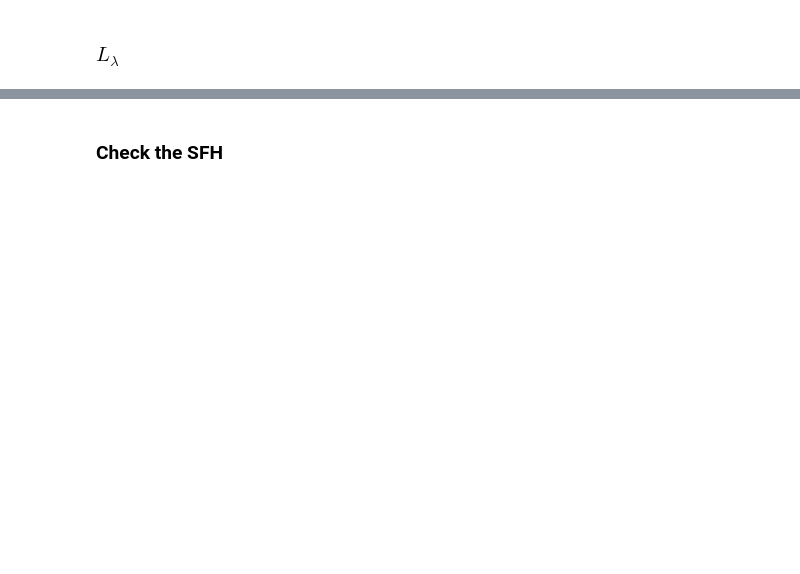
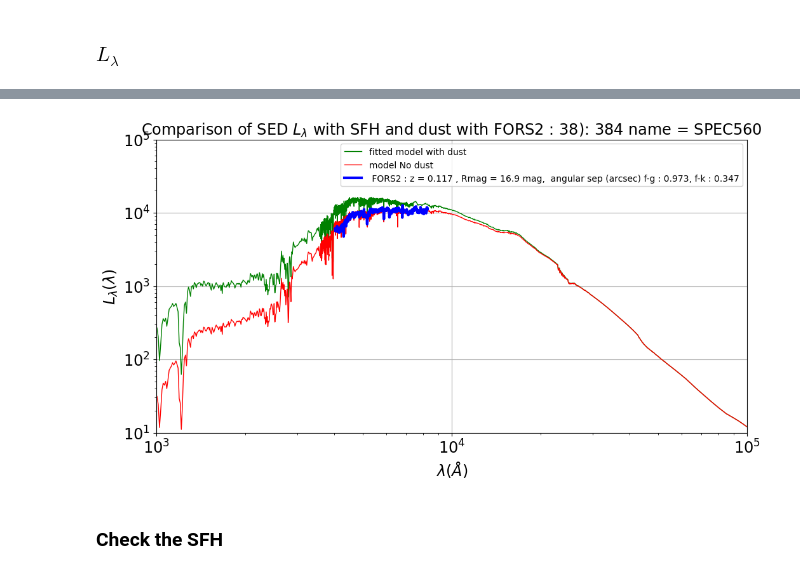
Before and after one commit to sylvielsstfr/Fors2ToStellarPopSynthesis, a Jupyter notebook: examples/examples_comparedatamodel/FitJAXOpt_SEDModel_OneDataSpectrumPhotom.ipynb, the cells around one changed output, grey strips where cells are left out. Cells and saved outputs as stored; diff of their text form; code cells hidden in the pictures; blank space fills up the shorter version.

```diff
--- a/examples/examples_comparedatamodel/FitJAXOpt_SEDModel_OneDataSpectrumPhotom.ipynb
+++ b/examples/examples_comparedatamodel/FitJAXOpt_SEDModel_OneDataSpectrumPhotom.ipynb
@@ -1556,20 +1558,22 @@ ax.grid()
 # %%
 fig, ax = plt.subplots(1, 1)
 __=ax.loglog()
 __=ax.set_xlim(1e3,1e5)
 __=ax.set_ylim(1e1,1e5)
 ax.set_xlabel("$\lambda (\\AA)$")
 ax.set_ylabel("$L_\lambda(\lambda)$")
 
 ax.plot(ssp_data.ssp_wave,YL_fit_nodust,'-',color='green',lw=1,label="fitted model with dust")
 ax.plot(ssp_data.ssp_wave,YL_fit,'-',color='red',lw=1,label="model No dust")
-ax.plot(X,YL,'b-',lw=3,label=the_label_data)
+ax.plot(Xspec_data,YL,'b-',lw=3,label=the_label_data)
 
 
 title = "Comparison of SED $L_\\lambda$ with SFH and dust with " + title_data
 ax.set_title(title)
 ax.legend()
 ax.grid()
+# %% [output]
+[figure, added]
 # %% [markdown]
 ### Check the SFH
 # %%
```
Also changed, not shown: parts of 46 cells of this notebook.
